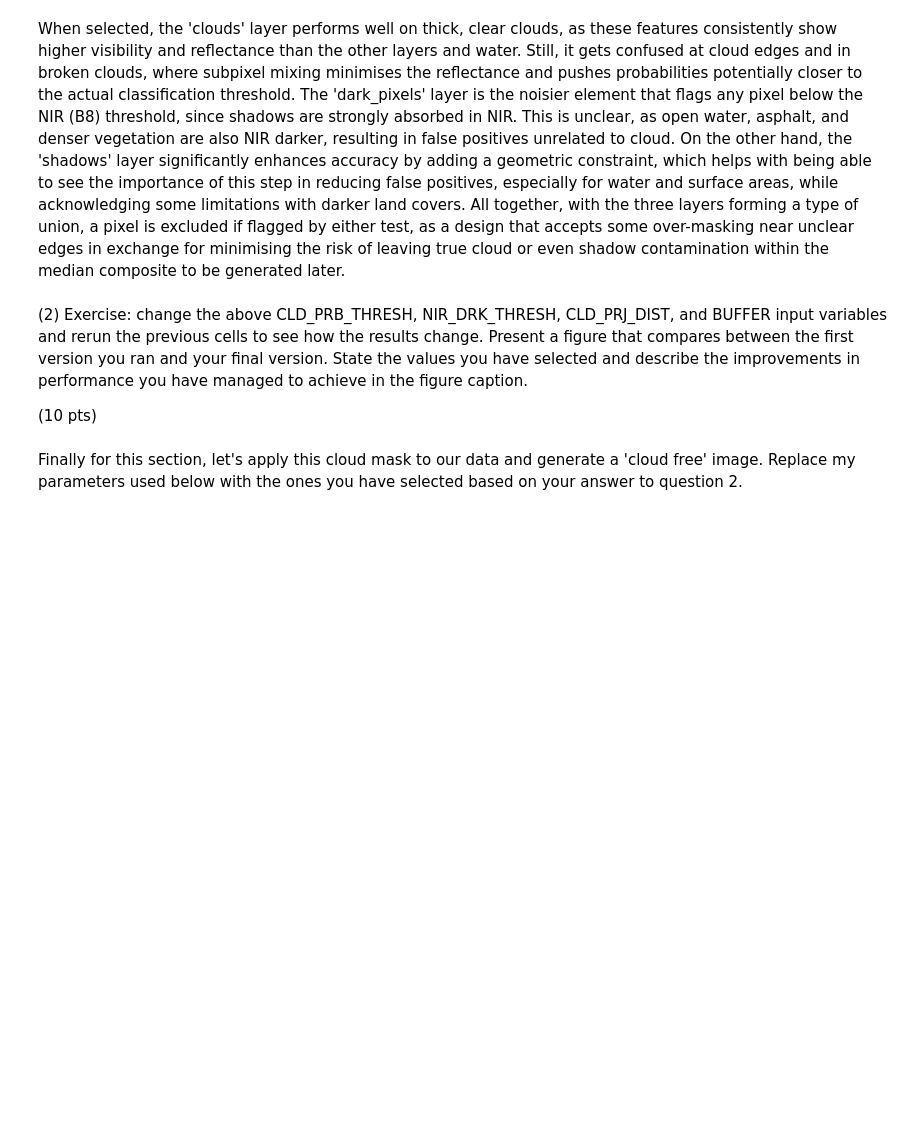
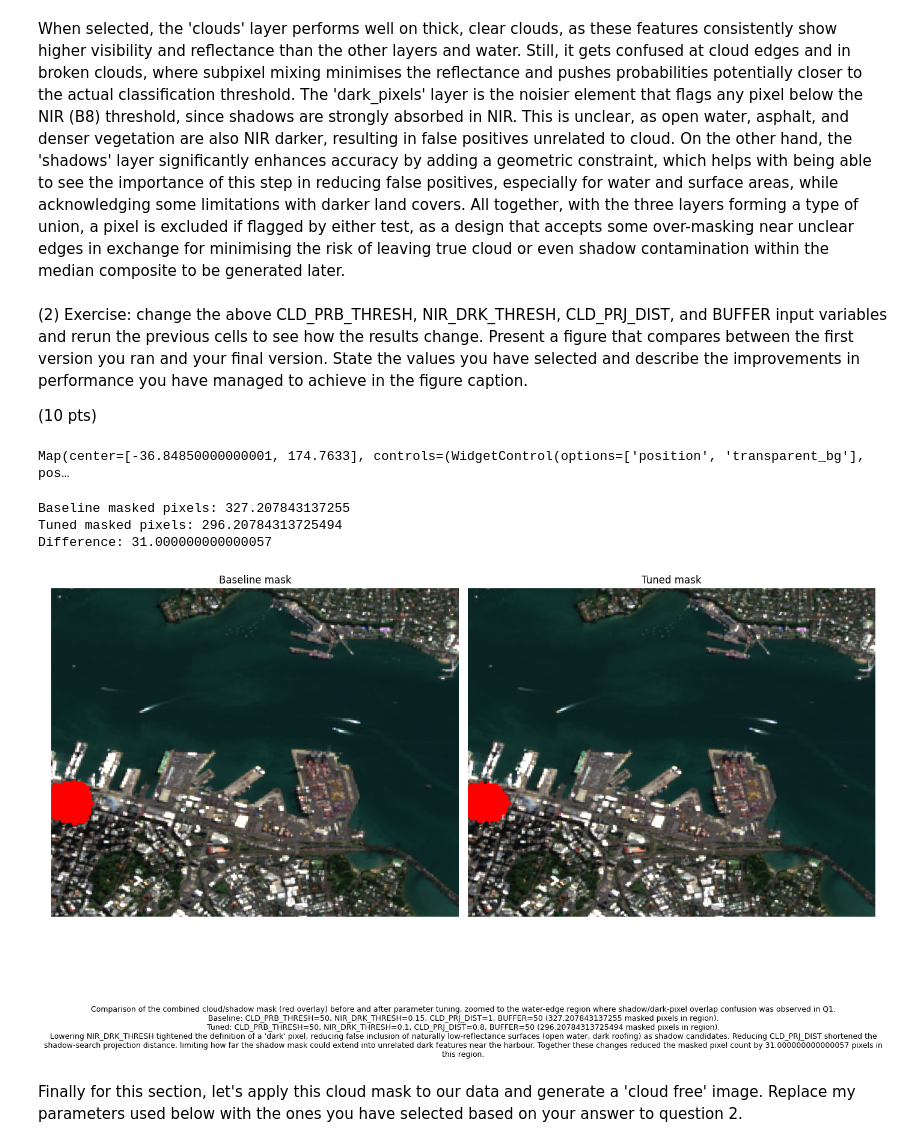
Before and after one commit to dhruvpGEE/SatelliteDataAI-UOA, a Jupyter notebook: Lab-Notebooks/DhruvPatel_761_Lab3.ipynb, the cells around one changed output. Drawn from its saved outputs; the diff is of its cells as text; code cells hidden in the pictures; blank space fills up the shorter version.

```diff
--- a/Lab-Notebooks/DhruvPatel_761_Lab3.ipynb
+++ b/Lab-Notebooks/DhruvPatel_761_Lab3.ipynb
@@ -197,3 +197,13 @@ When selected, the 'clouds' layer performs well on thick, clear clouds, as these
 (2) Exercise: change the above CLD_PRB_THRESH, NIR_DRK_THRESH, CLD_PRJ_DIST, and BUFFER input variables and rerun the previous cells to see how the results change. Present a figure that compares between the first version you ran and your final version. State the values you have selected and describe the improvements in performance you have managed to achieve in the figure caption.
 
 (10 pts)
+# %%
+# Use this interactively to identify the region where shadow/water overlap occurs
+Map = geemap.Map(basemap="HYBRID")
+Map.centerObject(AOI, 12)
+img_check = get_s2_sr_cld_col(AOI, START_DATE, END_DATE).map(add_cld_shdw_mask).mosaic()
+Map.addLayer(img_check.select('cloudmask').selfMask(), {'palette': ['red']}, 'cloudmask')
+Map.addLayer(img_check, {'bands': ['B4', 'B3', 'B2'], 'min': 0, 'max': 3000}, 'RGB')
+Map
+# %% [output]
+Map(center=[-36.84850000000001, 174.7633], controls=(WidgetControl(options=['position', 'transparent_bg'], pos…
@@ -200,3 +263,61 @@ When selected, the 'clouds' layer performs well on thick, clear clouds, as these
+# %%
+# Update with the coordinates you found in Cell 1's interactive map
+overlap_region_center = ee.Geometry.Point(174.78, -36.84)  # <- EDIT THIS
+
+baseline_params = dict(cld_prb_thresh=50, nir_drk_thresh=0.15, cld_prj_dist=1, buffer=50)
+tuned_params = dict(cld_prb_thresh=50, nir_drk_thresh=0.10, cld_prj_dist=0.8, buffer=50)
+# %%
+baseline_count = mask_pixel_count(overlap_region_center, START_DATE, END_DATE, **baseline_params)
+tuned_count = mask_pixel_count(overlap_region_center, START_DATE, END_DATE, **tuned_params)
+
+print('Baseline masked pixels:', baseline_count)
+print('Tuned masked pixels:', tuned_count)
+print('Difference:', baseline_count - tuned_count)
+# %% [output]
+Baseline masked pixels: 327.207843137255
+Tuned masked pixels: 296.20784313725494
+Difference: 31.000000000000057
+# %%
+baseline_img = get_mask_thumb(overlap_region_center, START_DATE, END_DATE, **baseline_params)
+tuned_img = get_mask_thumb(overlap_region_center, START_DATE, END_DATE, **tuned_params)
+
+fig, axes = plt.subplots(1, 2, figsize=(14, 7))
+
+axes[0].imshow(baseline_img)
+axes[0].set_title('Baseline mask')
+axes[0].axis('off')
+
+axes[1].imshow(tuned_img)
+axes[1].set_title('Tuned mask')
+axes[1].axis('off')
+
+caption = (
+    f"Comparison of the combined cloud/shadow mask (red overlay) before and after parameter "
+    f"tuning, zoomed to the water-edge region where shadow/dark-pixel overlap confusion was "
+    f"observed in Q1.\n"
+    f"Baseline: CLD_PRB_THRESH={baseline_params['cld_prb_thresh']}, "
+    f"NIR_DRK_THRESH={baseline_params['nir_drk_thresh']}, "
+    f"CLD_PRJ_DIST={baseline_params['cld_prj_dist']}, BUFFER={baseline_params['buffer']} "
+    f"({baseline_count} masked pixels in region).\n"
+    f"Tuned: CLD_PRB_THRESH={tuned_params['cld_prb_thresh']}, "
+    f"NIR_DRK_THRESH={tuned_params['nir_drk_thresh']}, "
+    f"CLD_PRJ_DIST={tuned_params['cld_prj_dist']}, BUFFER={tuned_params['buffer']} "
+    f"({tuned_count} masked pixels in region).\n"
+    f"Lowering NIR_DRK_THRESH tightened the definition of a 'dark' pixel, reducing false "
+    f"inclusion of naturally low-reflectance surfaces (open water, dark roofing) as shadow "
+    f"candidates. Reducing CLD_PRJ_DIST shortened the shadow-search projection distance, "
+    f"limiting how far the shadow mask could extend into unrelated dark features near the "
+    f"harbour. Together these changes reduced the masked pixel count by "
+    f"{baseline_count - tuned_count} pixels in this region."
+)
+
+fig.text(0.5, -0.1, caption, wrap=True, ha='center', va='top', fontsize=9)
+
+plt.tight_layout()
+plt.savefig('cloud_mask_comparison.png', dpi=200, bbox_inches='tight')
+plt.show()
+# %% [output]
+[figure, added]
 # %% [markdown]
 Finally for this section, let's apply this cloud mask to our data and generate a 'cloud free' image. Replace my parameters used below with the ones you have selected based on your answer to question 2.
 # %%
```
Also changed, not shown: parts of 3 cells of this notebook.
